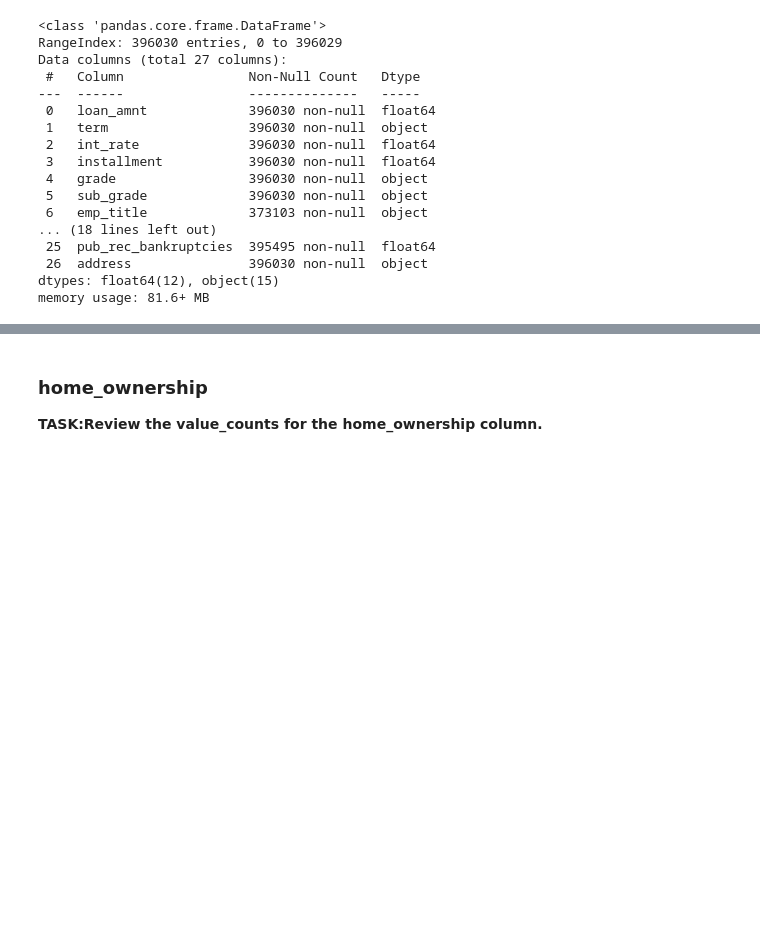
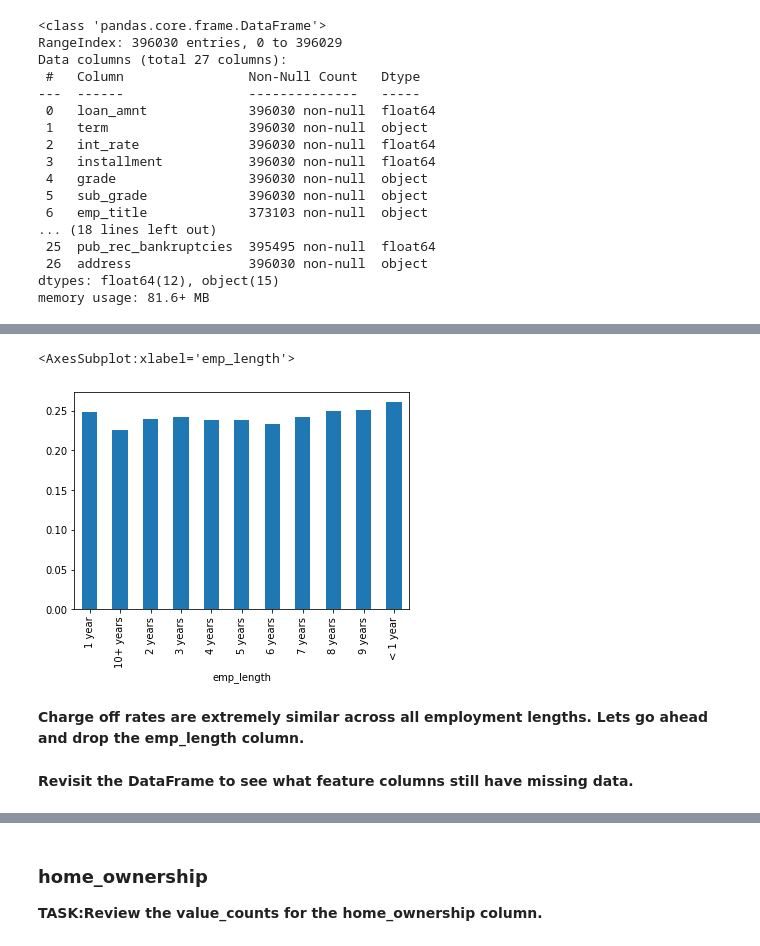
Before and after one commit to budhajitRoy/TensorFlow_Study, a Jupyter notebook: ANN/03-Keras-Project-Exercise.ipynb, the cells around one changed output, grey strips where cells are left out. Cells and saved outputs as stored; diff of their text form; code cells hidden in the pictures; blank space fills up the shorter version.

```diff
--- a/ANN/03-Keras-Project-Exercise.ipynb
+++ b/ANN/03-Keras-Project-Exercise.ipynb
@@ -263,0 +591,8 @@ plt.show();
+# %%
+# find loan status counts for differnt emp length groups for each loan status values
+
+emp_co = df[df['loan_status'] == 'Charged Off'].groupby('emp_length')['loan_status'].count()
+emp_paid = df[df['loan_status'] == 'Fully Paid'].groupby('emp_length')['loan_status'].count()
+
+print(emp_co)
+print(emp_paid)
@@ -263,0 +635,9 @@ plt.show();
+# %%
+# plot this ratio
+
+(emp_co/emp_paid).plot.bar()
+# %% [output]
+<AxesSubplot:xlabel='emp_length'>
+[figure, added]
+# %% [markdown]
+**Charge off rates are extremely similar across all employment lengths. Lets go ahead and drop the emp_length column.**
@@ -263,0 +648,2 @@ plt.show();
+# %% [markdown]
+**Revisit the DataFrame to see what feature columns still have missing data.**
```
Also changed, not shown: parts of 282 cells of this notebook.
